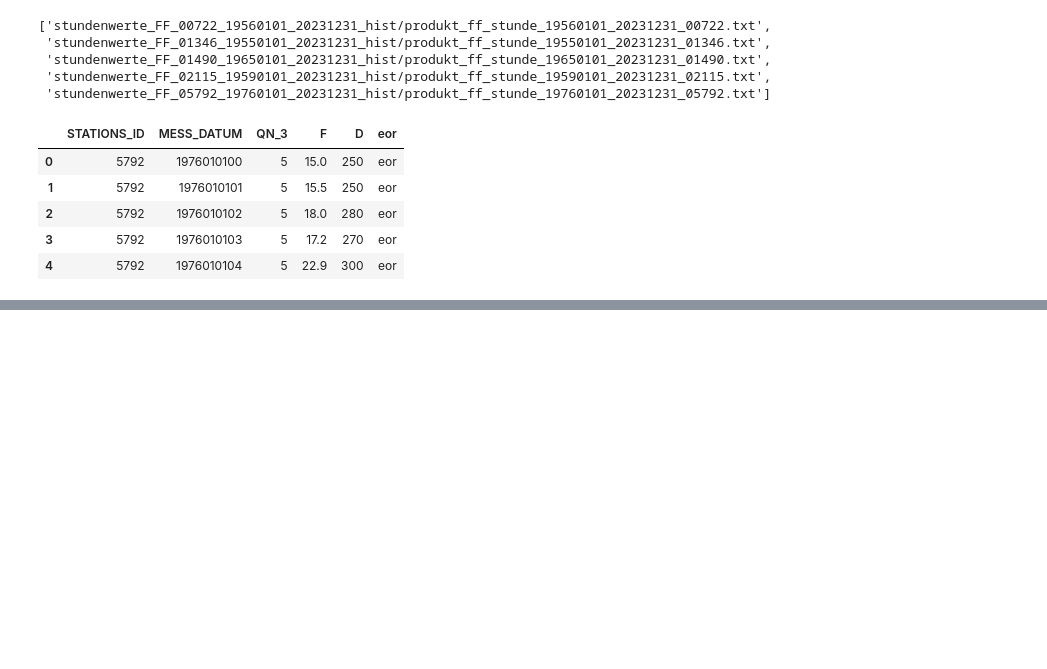
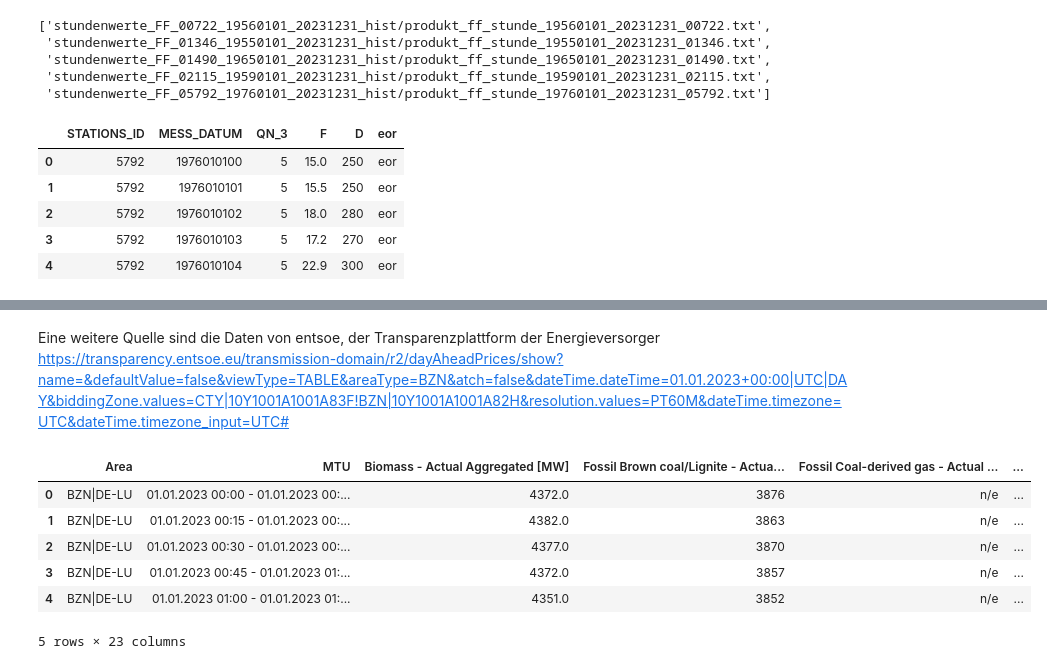
Before and after one commit to strubbi77/breisgauwind, a Jupyter notebook: Untitled.ipynb, the cells around one changed output, grey strips where cells are left out. Saved outputs shown, nothing was run; the diff lists cells and outputs as text; code cells hidden in the pictures; blank space fills up the shorter version.

Commit message:
Entsoe Daten und SWA Werte

```diff
--- a/Untitled.ipynb
+++ b/Untitled.ipynb
@@ -127,0 +128,14 @@ DWD_Daten_filter.head()
+# %% [markdown]
+Eine weitere Quelle sind die Daten von entsoe, der Transparenzplattform der Energieversorger
+https://transparency.entsoe.eu/transmission-domain/r2/dayAheadPrices/show?name=&defaultValue=false&viewType=TABLE&areaType=BZN&atch=false&dateTime.dateTime=01.01.2023+00:00|UTC|DAY&biddingZone.values=CTY|10Y1001A1001A83F!BZN|10Y1001A1001A82H&resolution.values=PT60M&dateTime.timezone=UTC&dateTime.timezone_input=UTC#
+# %%
+Generation_per_Production_Type=pd.read_csv('Actual Generation per Production Type_202301010000-202401010000.csv',sep=',')
+Generation_per_Production_Type.head()
+# %% [output]
+|  | Area | MTU | Biomass - Actual Aggregated [MW] | Fossil Brown coal/Lignite - Actua... | Fossil Coal-derived gas - Actual ... | ... |
+| 0 | BZN|DE-LU | 01.01.2023 00:00 - 01.01.2023 00:... | 4372.0 | 3876 | n/e | ... |
+| 1 | BZN|DE-LU | 01.01.2023 00:15 - 01.01.2023 00:... | 4382.0 | 3863 | n/e | ... |
+| 2 | BZN|DE-LU | 01.01.2023 00:30 - 01.01.2023 00:... | 4377.0 | 3870 | n/e | ... |
+| 3 | BZN|DE-LU | 01.01.2023 00:45 - 01.01.2023 01:... | 4372.0 | 3857 | n/e | ... |
+| 4 | BZN|DE-LU | 01.01.2023 01:00 - 01.01.2023 01:... | 4351.0 | 3852 | n/e | ... |
+5 rows × 23 columns
```
Also changed, not shown: parts of 4 cells of this notebook, 3 other files.
